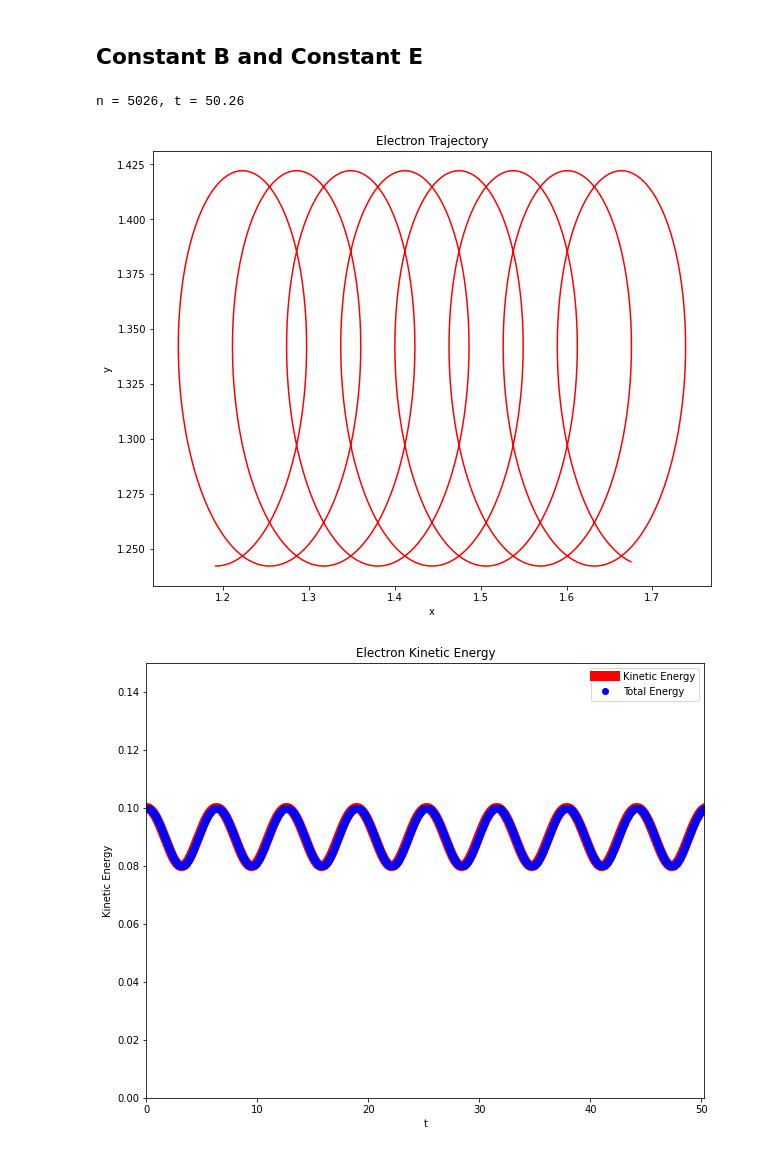
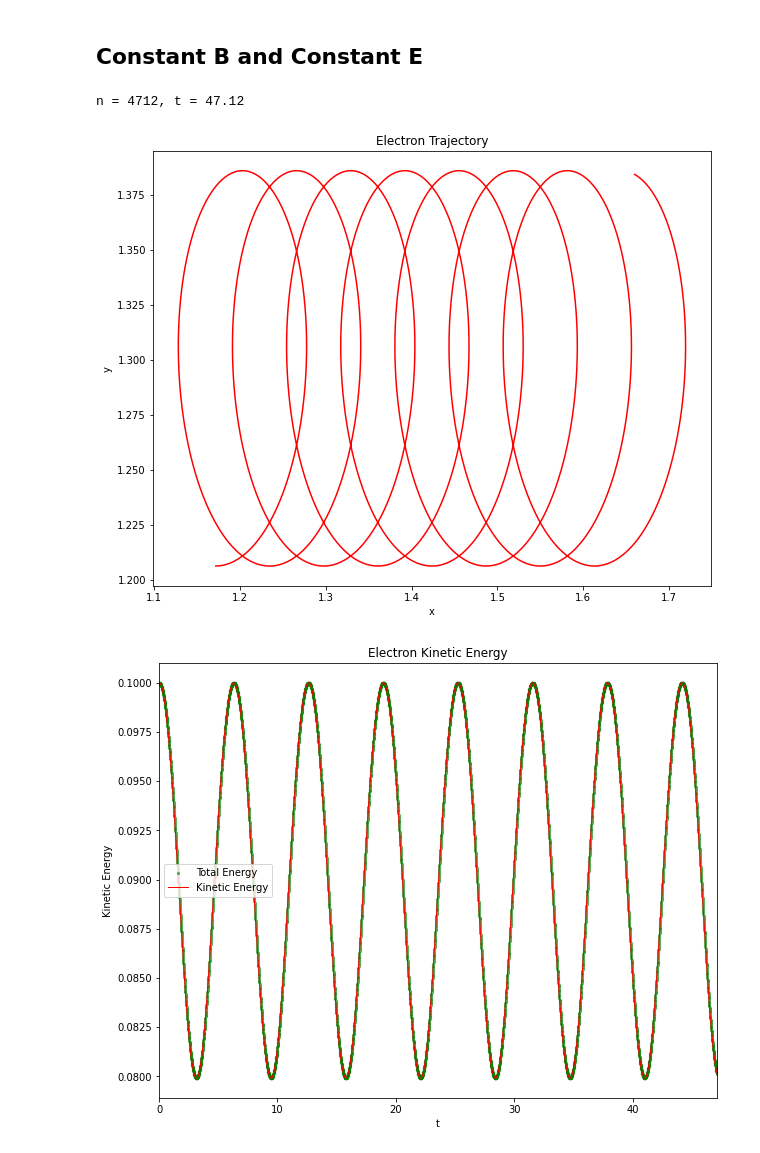
Before and after one commit to Hari31416/MSc_Project, a Jupyter notebook: zpic/python/notebooks/Single_Particle.ipynb, the cells around one changed output. Saved outputs shown, nothing was run; the diff lists cells and outputs as text; code cells hidden in the pictures.

```diff
--- a/zpic/python/notebooks/Single_Particle.ipynb
+++ b/zpic/python/notebooks/Single_Particle.ipynb
@@ -128,9 +131,6 @@ plt.show()
 # %%
 # Time step
 dt = 0.01
-
-# Simulation time
-# tmax = 22.8
 
 # Number of cells
 nx = [64, 64]
@@ -141,7 +141,7 @@ box = [6, 6]
 
 ## Plasma slabs
 # Particles per cell
-ppc = [2, 2]
+ppc = [4, 4]
 
 def custom_n0(x):
     if x > 1.2 and x < 1.4:
@@ -151,7 +151,7 @@ def custom_n0(x):
 # Use a custom density profile
 dens = zpic.Density(type="custom", custom_x=custom_n0, custom_y=custom_n0)
 # Set up a super low density
-dens.n = 1e-6
+dens.n = 1e-8
 # give it a small velocity to kick of the motion
 ufl = 0.1
 # create the species
@@ -160,10 +160,8 @@ electrons = zpic.Species("electrons", m_q=-1, ppc=ppc, density=dens, ufl=[ufl, 0
 # Initialize simulation
 sim = zpic.Simulation(nx, box, dt, species=electrons)
 
-#
 electrons.n_sort = 0
 
-# Setup the external fields (Remenber that they must be perpendicular)
 B = [0, 0, 1]
 E = [0, 0.01, 0]
 
@@ -174,14 +172,14 @@ sim.emf.set_ext_fld(ext)
 ele_part_rep = []
 ele_energy = []
 # pos_energy = []
-while sim.t < 16 * np.pi:
+while sim.t < 15 * np.pi:
     print("n = {:d}, t = {:g}".format(sim.n, sim.t), end="\r")
     # store the electron trajectories
     ele_part_rep.append(electrons.particles[1].copy())
     ele_energy.append(electrons.energy)
     sim.iter()
 # %% [output]
-n = 5026, t = 50.26
+n = 4712, t = 47.12
 # %%
 # convert trajectories to position arrays
 e_posx_t = [(i["ix"] + i["x"]) * box[0] / nx[0] for i in ele_part_rep]
@@ -198,20 +196,19 @@ plt.xlabel("x")
 plt.ylabel("y")
 plt.title("Electron Trajectory");
 # %% [output]
-[figure, old version]
+[figure, new version]
 # %%
 K = np.sqrt(e_vx_t ** 2 + e_vy_t ** 2)
 total_energy = K+ele_energy
-plt.plot(t, K, "r", label="Kinetic Energy", linewidth=10)
-plt.plot(t, total_energy, "ob", label="Total Energy")
+plt.scatter(t, total_energy, label="Total Energy", s=5, alpha=0.5, c="g")
+plt.plot(t, K, "r", label="Kinetic Energy", linewidth=1)
 plt.xlim(0, t.max())
 plt.xlabel("t")
 plt.ylabel("Kinetic Energy")
-plt.ylim(0, K.max()+0.05)
 plt.legend()
 plt.title("Electron Kinetic Energy");
 # %% [output]
-[figure, old version]
+[figure, new version]
 # %%
 plt.plot(e_vx_t, label="Y Speed")
 plt.plot(e_vy_t, label="X Speed")
```
Also changed, not shown: parts of 15 cells of this notebook, 1 other file.
